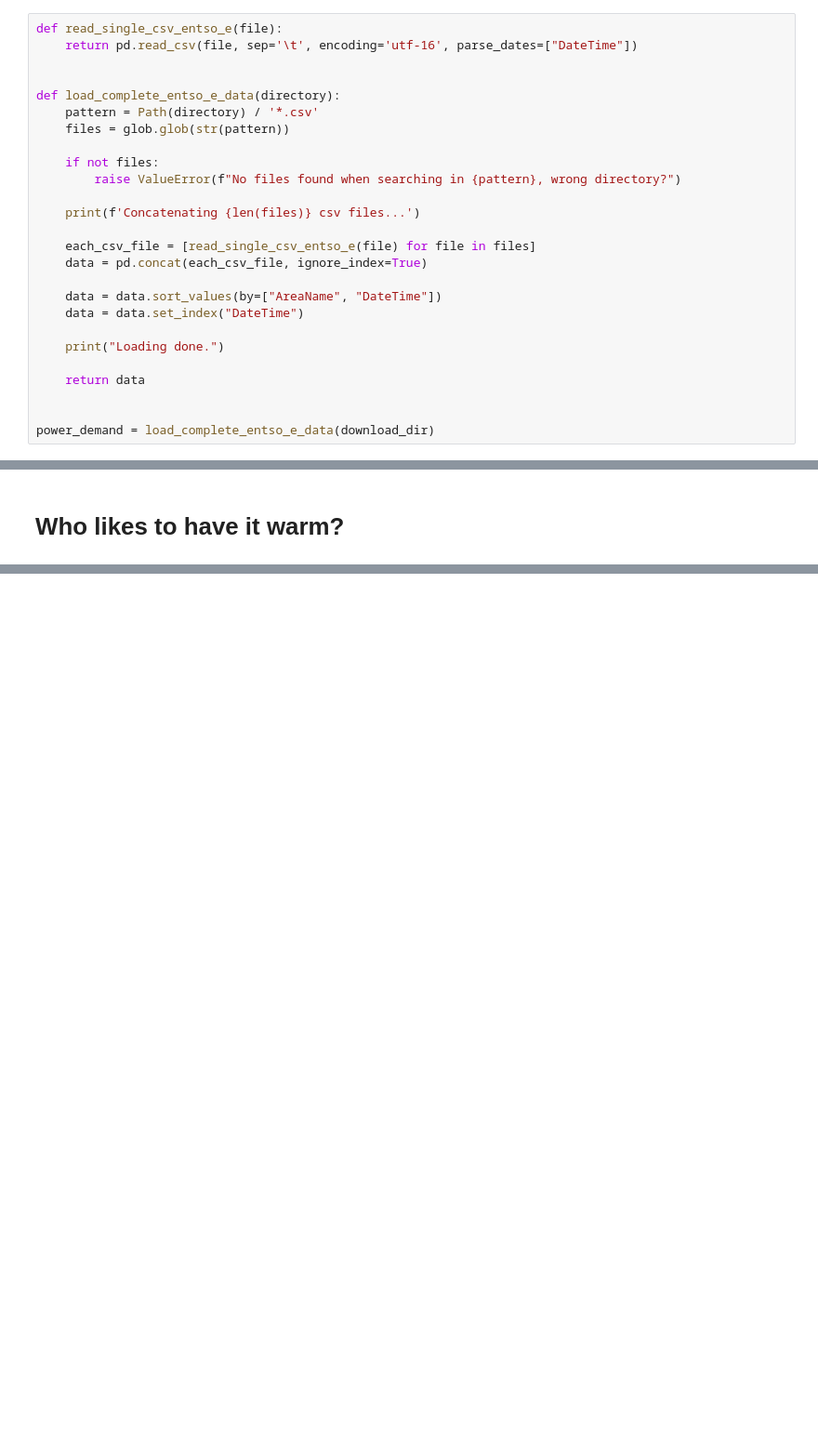
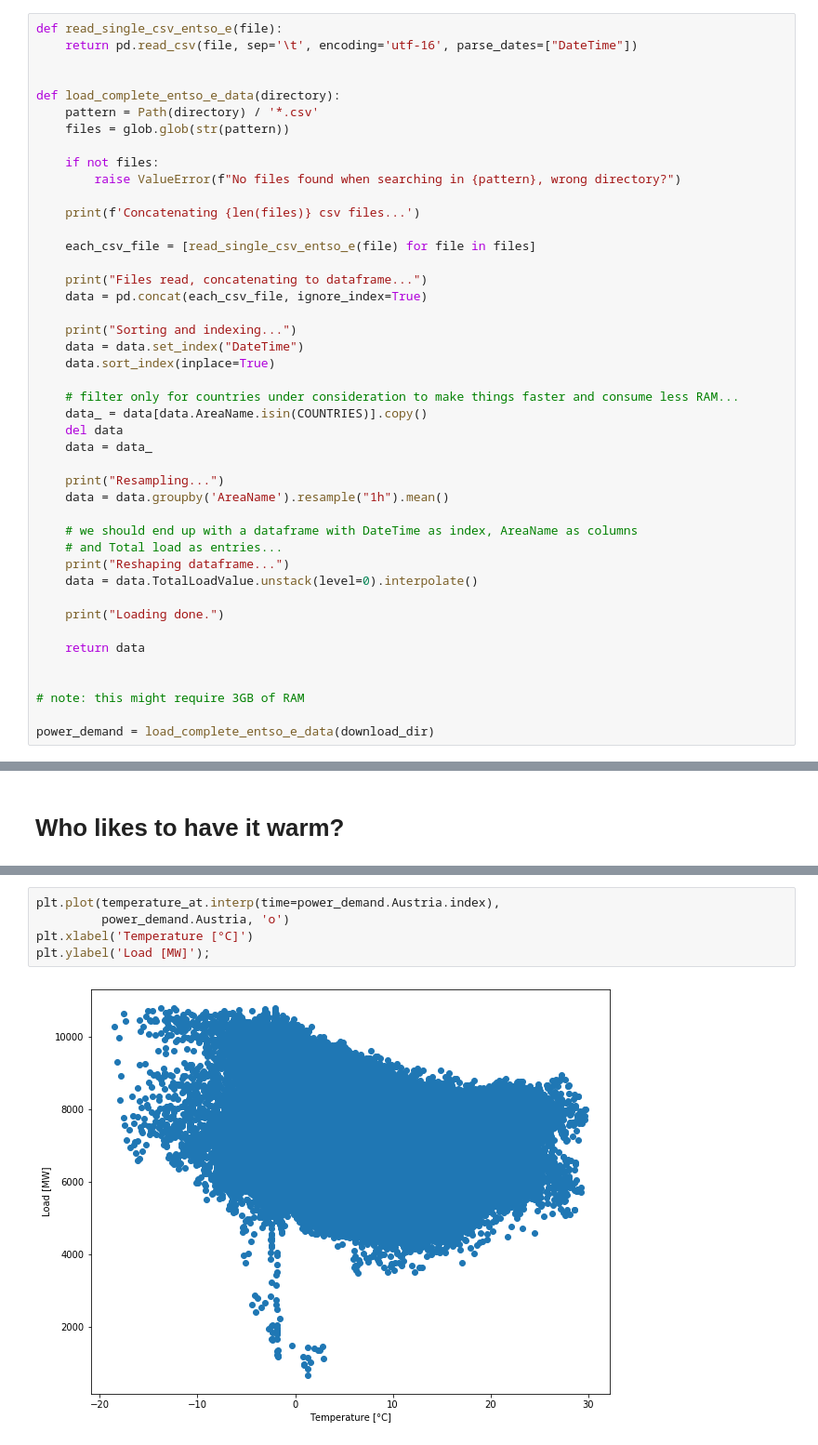
Before and after one commit to inwe-boku/lecture-scientific-computing, a Jupyter notebook: lecture08-xarray/lecture08.ipynb, the cells around one changed output, grey strips where cells are left out. Shown: that part at 93% size. Drawn from its saved outputs; the diff is of its cells as text; blank space fills up the shorter version.

```diff
--- a/lecture08-xarray/lecture08.ipynb
+++ b/lecture08-xarray/lecture08.ipynb
@@ -57,16 +57,34 @@ def load_complete_entso_e_data(directory):
     print(f'Concatenating {len(files)} csv files...')
 
     each_csv_file = [read_single_csv_entso_e(file) for file in files]
+
+    print("Files read, concatenating to dataframe...")
     data = pd.concat(each_csv_file, ignore_index=True)
 
-    data = data.sort_values(by=["AreaName", "DateTime"])
+    print("Sorting and indexing...")
     data = data.set_index("DateTime")
+    data.sort_index(inplace=True)
+
+    # filter only for countries under consideration to make things faster and consume less RAM...
+    data_ = data[data.AreaName.isin(COUNTRIES)].copy()
+    del data
+    data = data_
+
+    print("Resampling...")
+    data = data.groupby('AreaName').resample("1h").mean()
+
+    # we should end up with a dataframe with DateTime as index, AreaName as columns
+    # and Total load as entries...
+    print("Reshaping dataframe...")
+    data = data.TotalLoadValue.unstack(level=0).interpolate()
 
     print("Loading done.")
 
     return data
 
 
+# note: this might require 3GB of RAM
+
 power_demand = load_complete_entso_e_data(download_dir)
 # %% [output]
 Concatenating 68 csv files...
@@ -362,0 +421,7 @@ def plot_load_prediction_ratio(country):
+# %%
+plt.plot(temperature_at.interp(time=power_demand.Austria.index),
+         power_demand.Austria, 'o')
+plt.xlabel('Temperature [°C]')
+plt.ylabel('Load [MW]');
+# %% [output]
+[figure, added]
```
Also changed, not shown: parts of 37 cells of this notebook.
